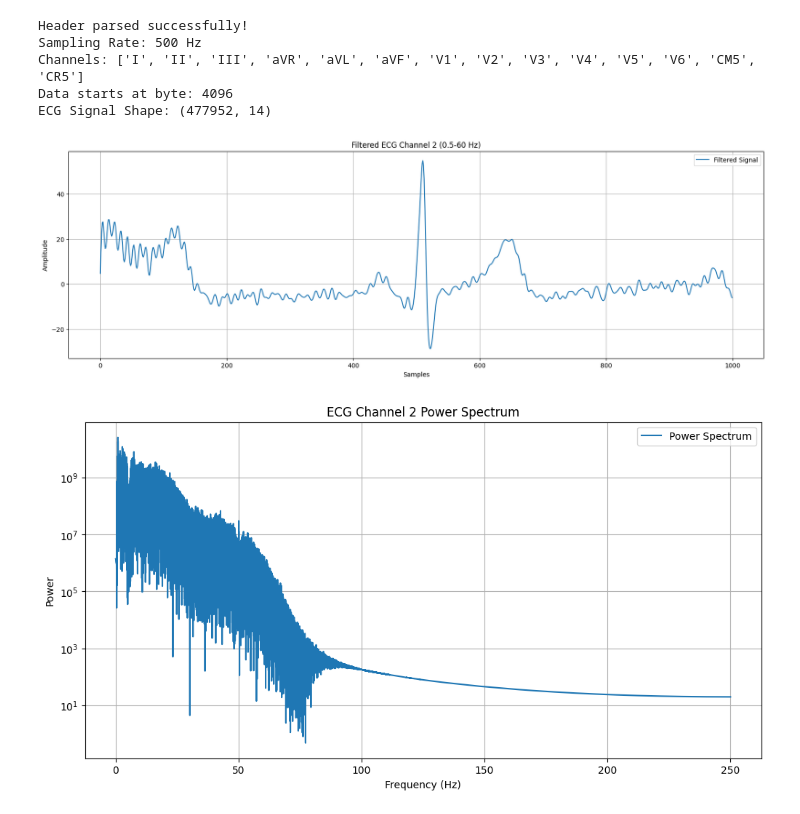
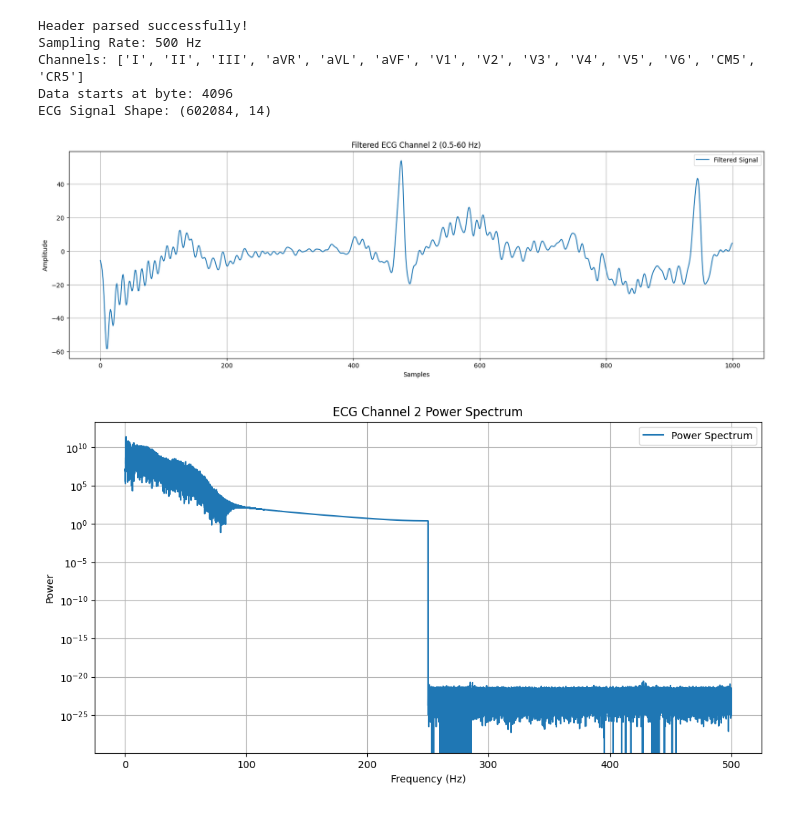
Before and after one commit to djorgeext/pcg-ecg-analysis, a Jupyter notebook: procesamiento_ecg_500Hz.ipynb, the cells around one changed output. Cells and saved outputs as stored; diff of their text form; code cells hidden in the pictures.

```diff
--- a/procesamiento_ecg_500Hz.ipynb
+++ b/procesamiento_ecg_500Hz.ipynb
@@ -7,5 +7,5 @@ from scipy.signal import butter, filtfilt, firls, iircomb, resample_poly, decima
 # %%
-path = 'mediciones_simultaneas/DAVID171225_2-JORGE-20051201021025/bmecg'
+path = 'mediciones_simultaneas/DAVID171225_4-JORGE-20051201024404/bmecg'
 
 with open(path, 'rb') as f:
     raw_data = f.read()
@@ -46,7 +46,7 @@ Header parsed successfully!
 Sampling Rate: 500 Hz
 Channels: ['I', 'II', 'III', 'aVR', 'aVL', 'aVF', 'V1', 'V2', 'V3', 'V4', 'V5', 'V6', 'CM5', 'CR5']
 Data starts at byte: 4096
-ECG Signal Shape: (477952, 14)
+ECG Signal Shape: (602084, 14)
 # %%
 # bandpass filter between 0.5 Hz and 150 Hz for ECG signal channel 2
 lowcut = 0.5
@@ -75,20 +75,22 @@ plt.ylabel('Amplitude')
 plt.legend()
 plt.show()
 # %% [output]
-[figure, old version]
+[figure, new version]
 # %%
-filtered_ecg_fft = np.fft.fft(ecg_signal[:, 1])  # FFT of the filtered second channel
-freqs = np.linspace(0, header['ecg']['samplingRate']/2, len(filtered_ecg_fft)//2 + 1)
+# increase sampling rate to 1000 Hz
+ecg_resampled = resample(ecg_signal[:, 1], len(ecg_signal[:, 1]) * 2)
+filtered_ecg_fft = np.fft.fft(ecg_resampled)  # FFT of the filtered second channel
+freqs = np.linspace(0, header['ecg']['samplingRate'], len(filtered_ecg_fft)//2 + 1)
 power_spectrum = np.abs(filtered_ecg_fft[:len(freqs)])**2
 
 plt.figure(figsize=(12, 6))
 plt.plot(freqs, power_spectrum[:len(freqs)], label='Power Spectrum')
 plt.yscale('log')
 plt.grid(True)
 plt.title('ECG Channel 2 Power Spectrum')
 plt.xlabel('Frequency (Hz)')
 plt.ylabel('Power')
 plt.legend()
 plt.show()
 # %% [output]
-[figure, old version]
+[figure, new version]
```
Also changed, not shown: parts of 15 cells of this notebook.
